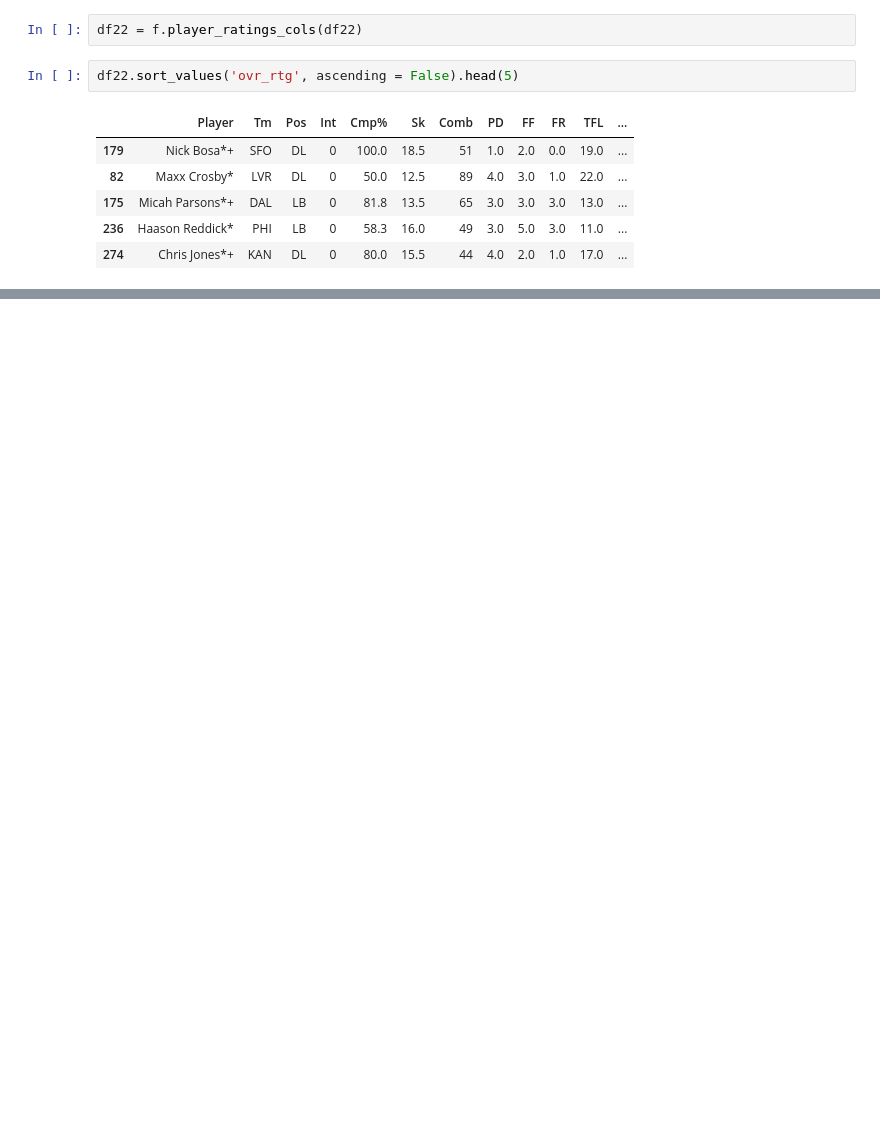
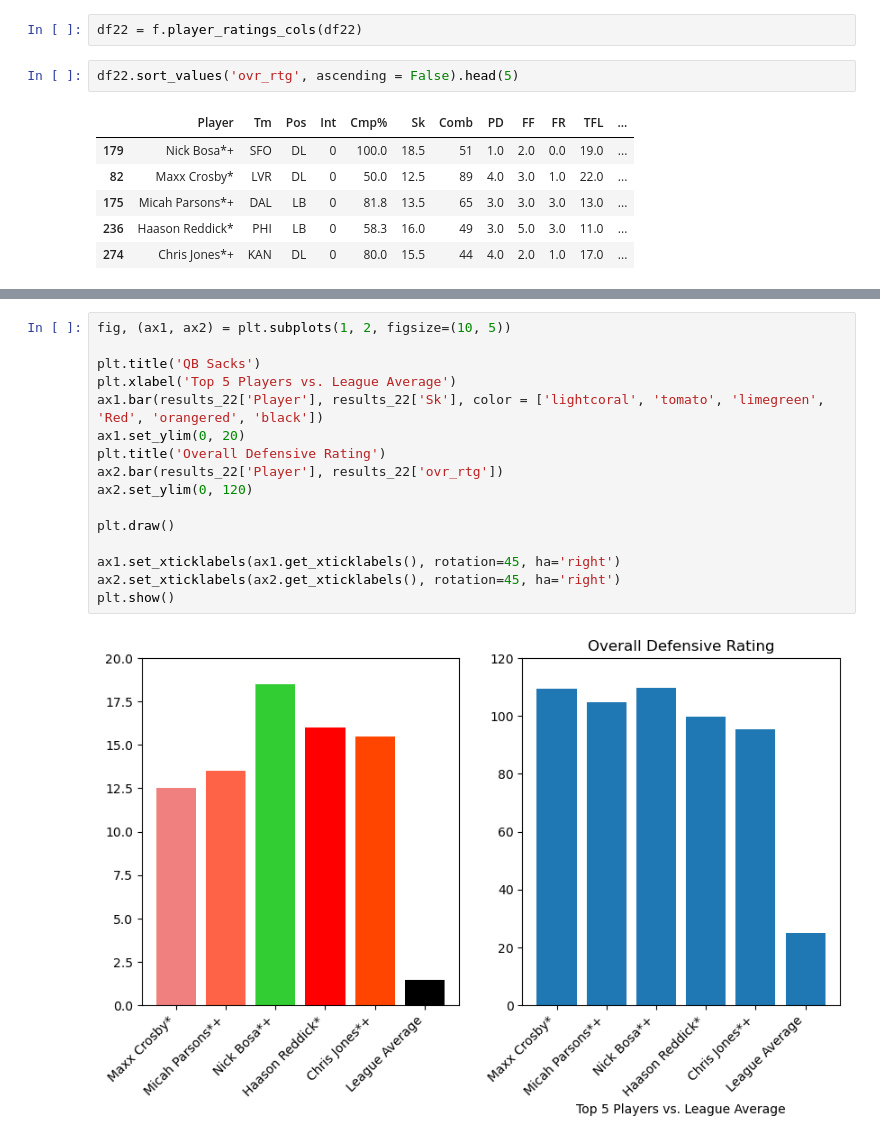
Before and after one commit to SHAWNSMITH16/individual_project, a Jupyter notebook: scratch.ipynb, the cells around one changed output, grey strips where cells are left out. Cells and saved outputs as stored; diff of their text form; blank space fills up the shorter version.

```diff
--- a/scratch.ipynb
+++ b/scratch.ipynb
@@ -177,0 +177,18 @@ df22.sort_values('ovr_rtg', ascending = False).head(5)
+# %%
+fig, (ax1, ax2) = plt.subplots(1, 2, figsize=(10, 5))
+
+plt.title('QB Sacks')
+plt.xlabel('Top 5 Players vs. League Average')
+ax1.bar(results_22['Player'], results_22['Sk'], color = ['lightcoral', 'tomato', 'limegreen', 'Red', 'orangered', 'black'])
+ax1.set_ylim(0, 20)
+plt.title('Overall Defensive Rating')
+ax2.bar(results_22['Player'], results_22['ovr_rtg'])
+ax2.set_ylim(0, 120)
+
+plt.draw()
+
+ax1.set_xticklabels(ax1.get_xticklabels(), rotation=45, ha='right')
+ax2.set_xticklabels(ax2.get_xticklabels(), rotation=45, ha='right')
+plt.show()
+# %% [output]
+[figure, added]
```
Also changed, not shown: parts of 8 cells of this notebook.
